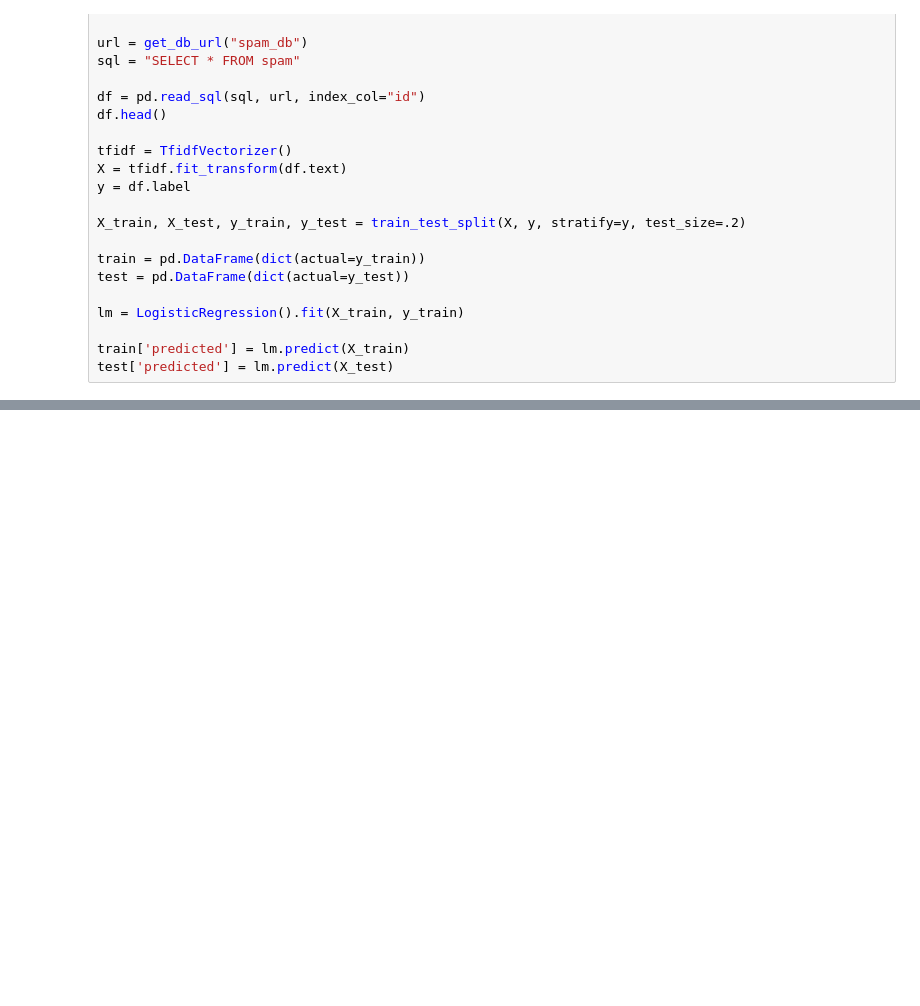
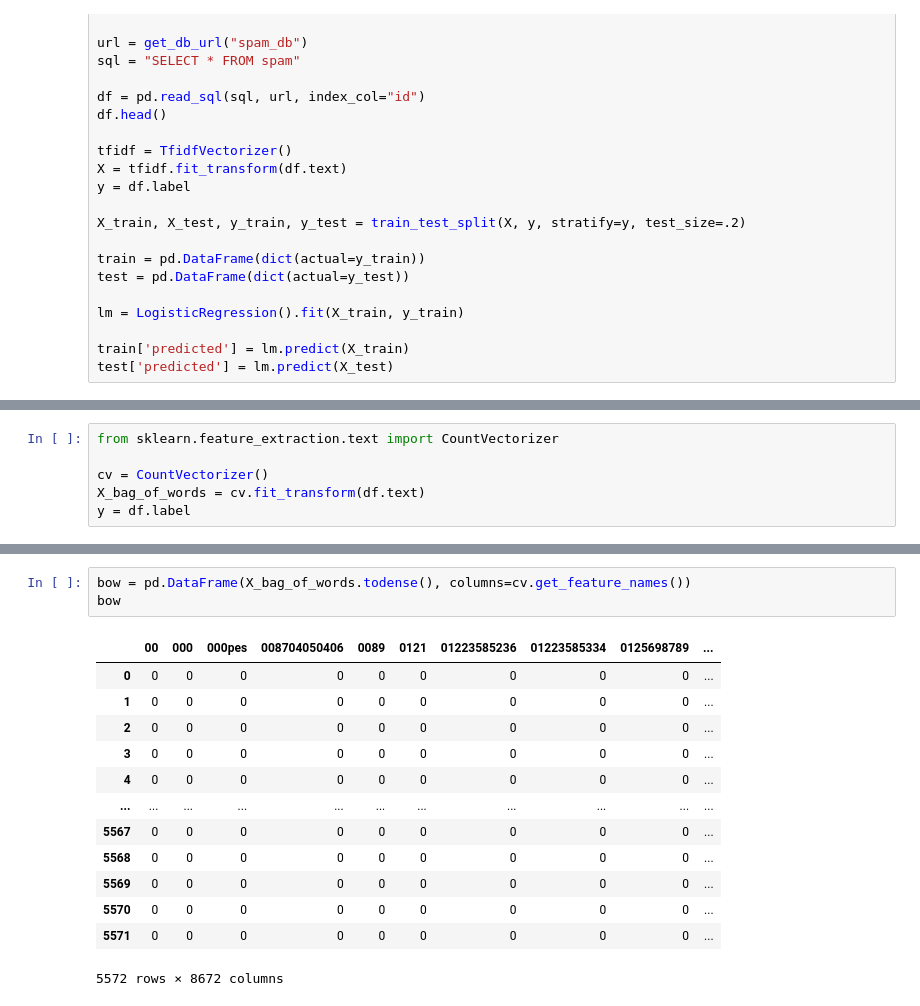
Before and after one commit to CodeupClassroom/hopper-nlp-exercises, a Jupyter notebook: nlp_modeling_lesson.ipynb, the cells around one changed output, grey strips where cells are left out. Drawn from its saved outputs; the diff is of its cells as text; blank space fills up the shorter version.

```diff
--- a/nlp_modeling_lesson.ipynb
+++ b/nlp_modeling_lesson.ipynb
@@ -518,0 +575,6 @@ Take the work we did in the lessons further:
+# %%
+from sklearn.feature_extraction.text import CountVectorizer
+
+cv = CountVectorizer()
+X_bag_of_words = cv.fit_transform(df.text)
+y = df.label
@@ -518,0 +632,17 @@ Take the work we did in the lessons further:
+# %%
+bow = pd.DataFrame(X_bag_of_words.todense(), columns=cv.get_feature_names())
+bow
+# %% [output]
+|  | 00 | 000 | 000pes | 008704050406 | 0089 | 0121 | 01223585236 | 01223585334 | 0125698789 | ... |
+| 0 | 0 | 0 | 0 | 0 | 0 | 0 | 0 | 0 | 0 | ... |
+| 1 | 0 | 0 | 0 | 0 | 0 | 0 | 0 | 0 | 0 | ... |
+| 2 | 0 | 0 | 0 | 0 | 0 | 0 | 0 | 0 | 0 | ... |
+| 3 | 0 | 0 | 0 | 0 | 0 | 0 | 0 | 0 | 0 | ... |
+| 4 | 0 | 0 | 0 | 0 | 0 | 0 | 0 | 0 | 0 | ... |
+| ... | ... | ... | ... | ... | ... | ... | ... | ... | ... | ... |
+| 5567 | 0 | 0 | 0 | 0 | 0 | 0 | 0 | 0 | 0 | ... |
+| 5568 | 0 | 0 | 0 | 0 | 0 | 0 | 0 | 0 | 0 | ... |
+| 5569 | 0 | 0 | 0 | 0 | 0 | 0 | 0 | 0 | 0 | ... |
+| 5570 | 0 | 0 | 0 | 0 | 0 | 0 | 0 | 0 | 0 | ... |
+| 5571 | 0 | 0 | 0 | 0 | 0 | 0 | 0 | 0 | 0 | ... |
+5572 rows × 8672 columns
```
Also changed, not shown: parts of 25 cells of this notebook.
